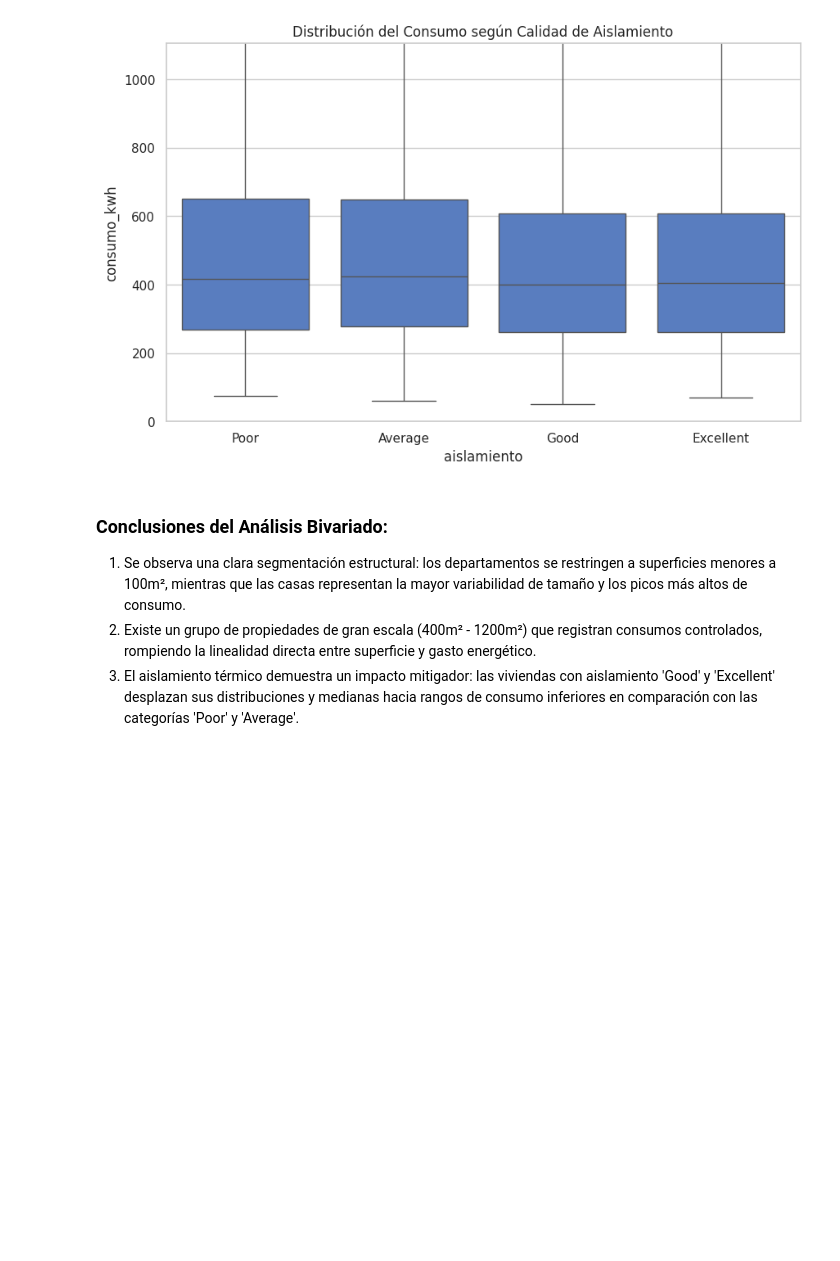
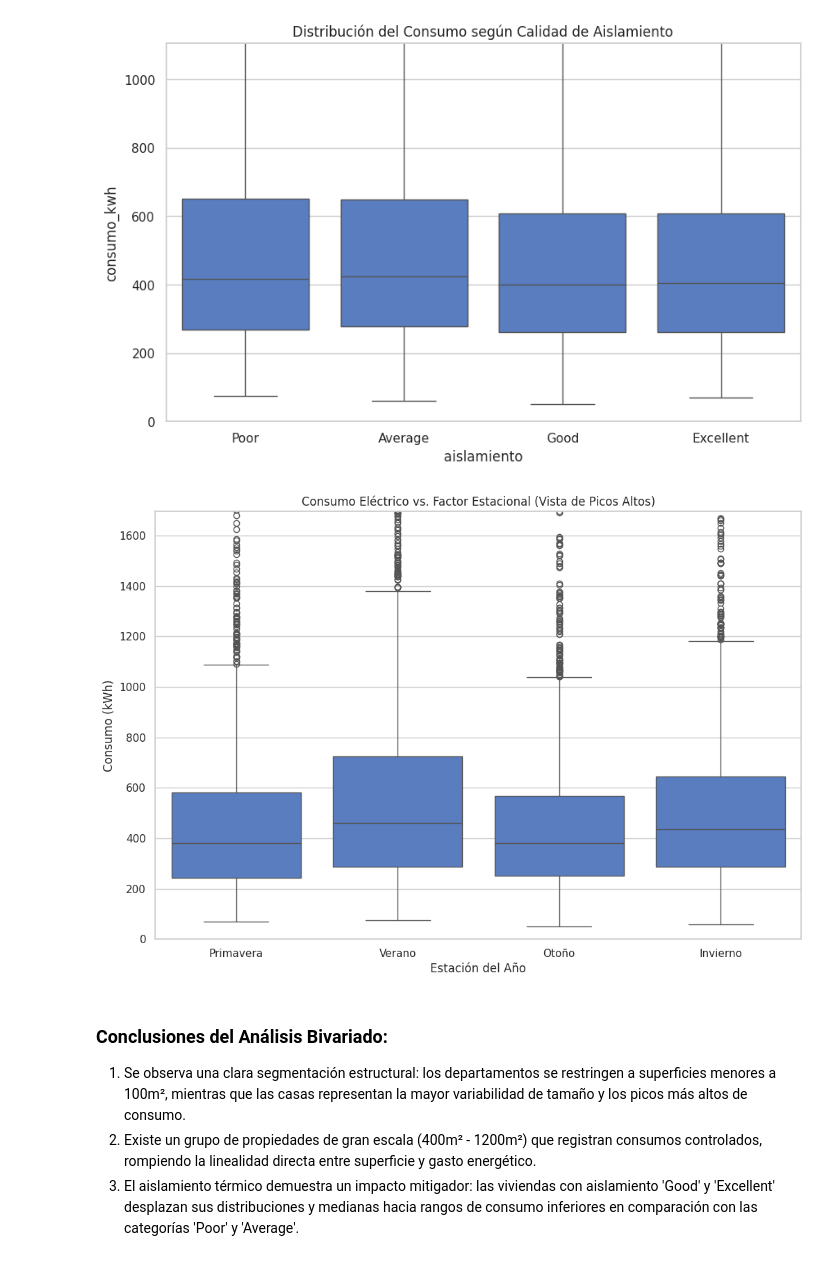
Before and after one commit to No-Country-simulation/Hackaton_G9_Server_2_Team27, a Jupyter notebook: ciencia_datos/notebooks/EDA_consumo_energetico_17_07_26.ipynb, the cells around one changed output. Saved outputs shown, nothing was run; the diff lists cells and outputs as text; code cells hidden in the pictures; blank space fills up the shorter version.

```diff
--- a/ciencia_datos/notebooks/EDA_consumo_energetico_17_07_26.ipynb
+++ b/ciencia_datos/notebooks/EDA_consumo_energetico_17_07_26.ipynb
@@ -234,6 +234,22 @@ plt.show()
 # %% [output]
 [figure]
 [figure]
+# %%
+# 3.3 Relación entre Consumo Eléctrico y Factor Estacional
+plt.figure(figsize=(12, 8))
+sns.boxplot(data=df, x='factor_estacional', y='consumo_kwh',
+            order=['Primavera', 'Verano', 'Otoño', 'Invierno'])
+
+plt.title('Consumo Eléctrico vs. Factor Estacional (Vista de Picos Altos)')
+plt.xlabel('Estación del Año')
+plt.ylabel('Consumo (kWh)')
+
+# Ajustamos el límite al percentil 99 para capturar casi todos los picos altos
+# pero evitando que el outlier de 8000 aplaste la visualización central.
+plt.ylim(0, df['consumo_kwh'].quantile(0.99))
+plt.show()
+# %% [output]
+[figure, added]
 # %% [markdown]
 ###  Conclusiones del Análisis Bivariado:
 1. Se observa una clara segmentación estructural: los departamentos se restringen a superficies menores a 100m², mientras que las casas representan la mayor variabilidad de tamaño y los picos más altos de consumo.
```
Also changed, not shown: parts of 12 cells of this notebook.
